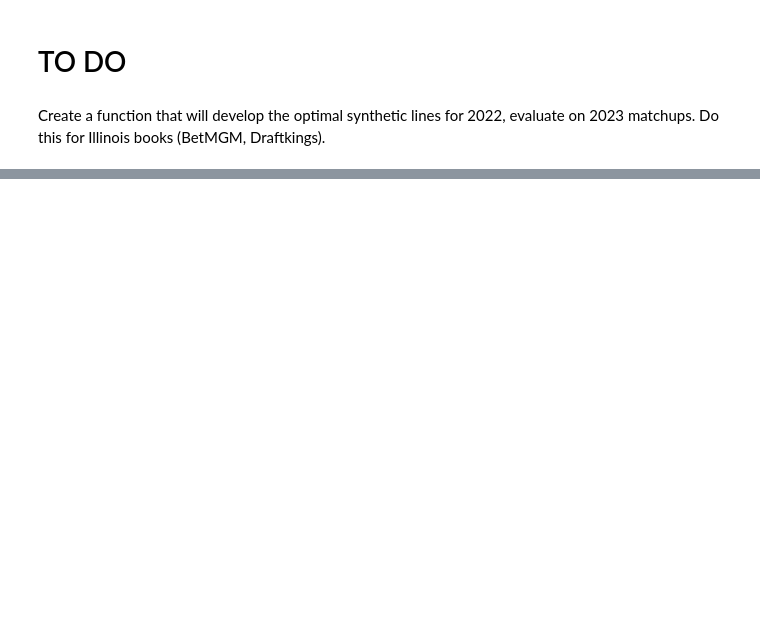
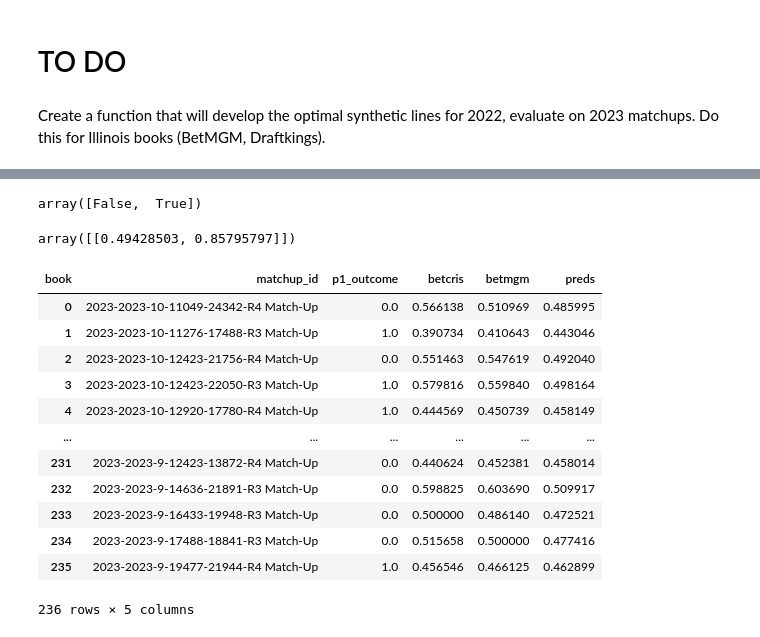
Before and after one commit to smboren2/datagolf-api, a Jupyter notebook: analysis/synthetic_round_matchups.ipynb, the cells around one changed output, grey strips where cells are left out. Cells and saved outputs as stored; diff of their text form; code cells hidden in the pictures; blank space fills up the shorter version.

```diff
--- a/analysis/synthetic_round_matchups.ipynb
+++ b/analysis/synthetic_round_matchups.ipynb
@@ -266,0 +314,8 @@ Create a function that will develop the optimal synthetic lines for 2022, evalua
+# %%
+logistic.classes_ == 1
+# %% [output]
+array([False,  True])
+# %%
+logistic.coef_
+# %% [output]
+array([[0.49428503, 0.85795797]])
@@ -266,0 +324,16 @@ Create a function that will develop the optimal synthetic lines for 2022, evalua
+# %%
+newrecs
+# %% [output]
+| book | matchup_id | p1_outcome | betcris | betmgm | preds |
+| 0 | 2023-2023-10-11049-24342-R4 Match-Up | 0.0 | 0.566138 | 0.510969 | 0.485995 |
+| 1 | 2023-2023-10-11276-17488-R3 Match-Up | 1.0 | 0.390734 | 0.410643 | 0.443046 |
+| 2 | 2023-2023-10-12423-21756-R4 Match-Up | 0.0 | 0.551463 | 0.547619 | 0.492040 |
+| 3 | 2023-2023-10-12423-22050-R3 Match-Up | 1.0 | 0.579816 | 0.559840 | 0.498164 |
+| 4 | 2023-2023-10-12920-17780-R4 Match-Up | 1.0 | 0.444569 | 0.450739 | 0.458149 |
+| ... | ... | ... | ... | ... | ... |
+| 231 | 2023-2023-9-12423-13872-R4 Match-Up | 0.0 | 0.440624 | 0.452381 | 0.458014 |
+| 232 | 2023-2023-9-14636-21891-R3 Match-Up | 0.0 | 0.598825 | 0.603690 | 0.509917 |
+| 233 | 2023-2023-9-16433-19948-R3 Match-Up | 0.0 | 0.500000 | 0.486140 | 0.472521 |
+| 234 | 2023-2023-9-17488-18841-R3 Match-Up | 0.0 | 0.515658 | 0.500000 | 0.477416 |
+| 235 | 2023-2023-9-19477-21944-R4 Match-Up | 1.0 | 0.456546 | 0.466125 | 0.462899 |
+236 rows × 5 columns
```
Also changed, not shown: parts of 42 cells of this notebook, 6 other files.
